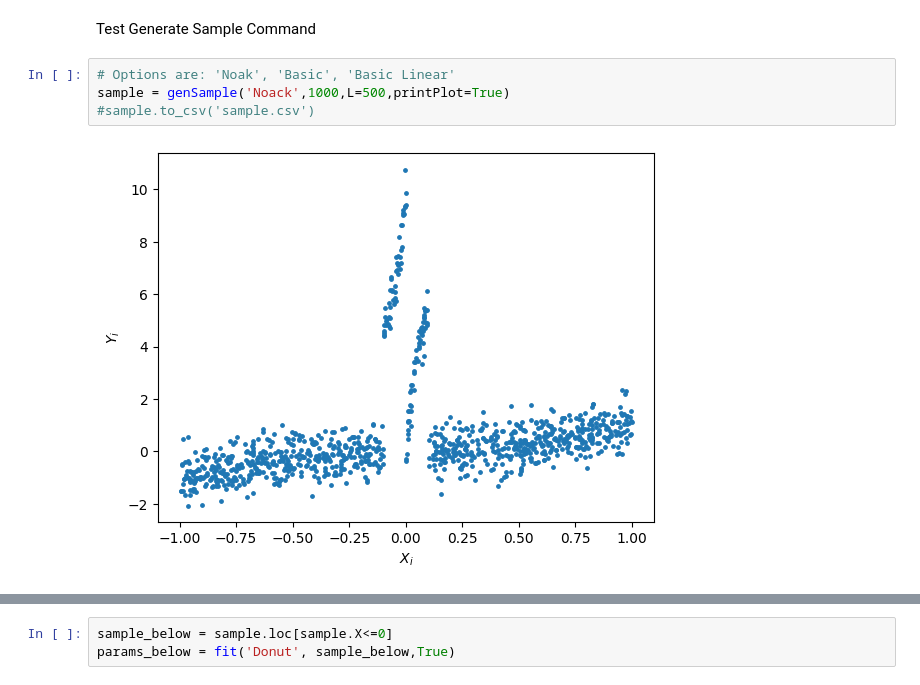
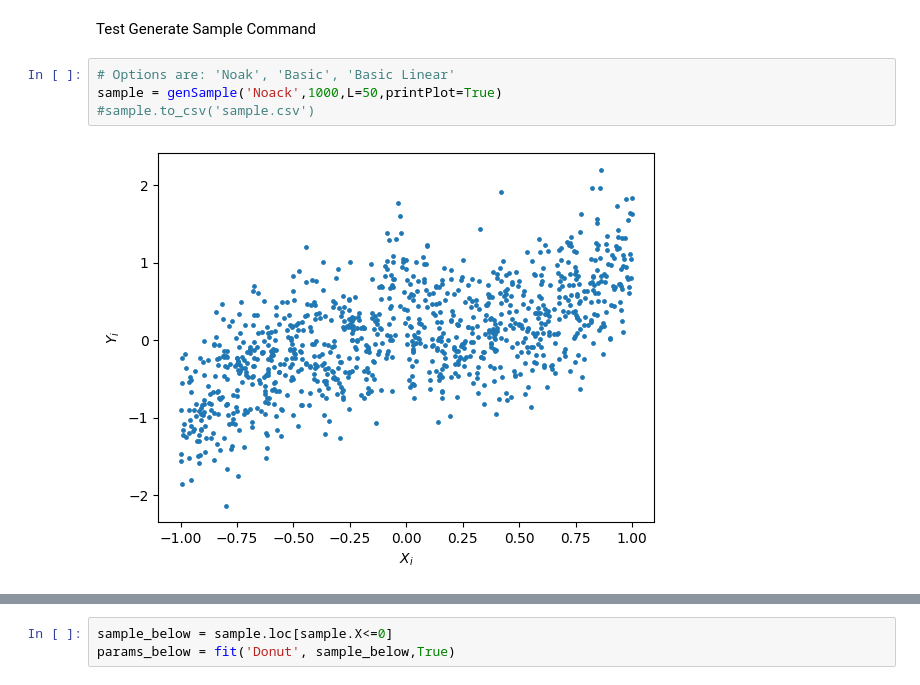
Before and after one commit to FranciscoPortilha/BSc2-Thesis---Robust-RDD, a Jupyter notebook: dev.ipynb, the cells around one changed output, grey strips where cells are left out. Drawn from its saved outputs; the diff is of its cells as text.

Commit message:
comparison graph

```diff
--- a/dev.ipynb
+++ b/dev.ipynb
@@ -330,8 +330,8 @@ def genSample(name, n, tau=0, L=0, alpha=0, beta=0, printPlot=True):
 Test Generate Sample Command
 # %%
 # Options are: 'Noak', 'Basic', 'Basic Linear'
-sample = genSample('Noack',1000,L=500,printPlot=True)
+sample = genSample('Noack',1000,L=50,printPlot=True)
 #sample.to_csv('sample.csv')
 # %% [output]
-[figure, old version]
+[figure, new version]
 # %%
```
Also changed, not shown: parts of 4 cells of this notebook.
